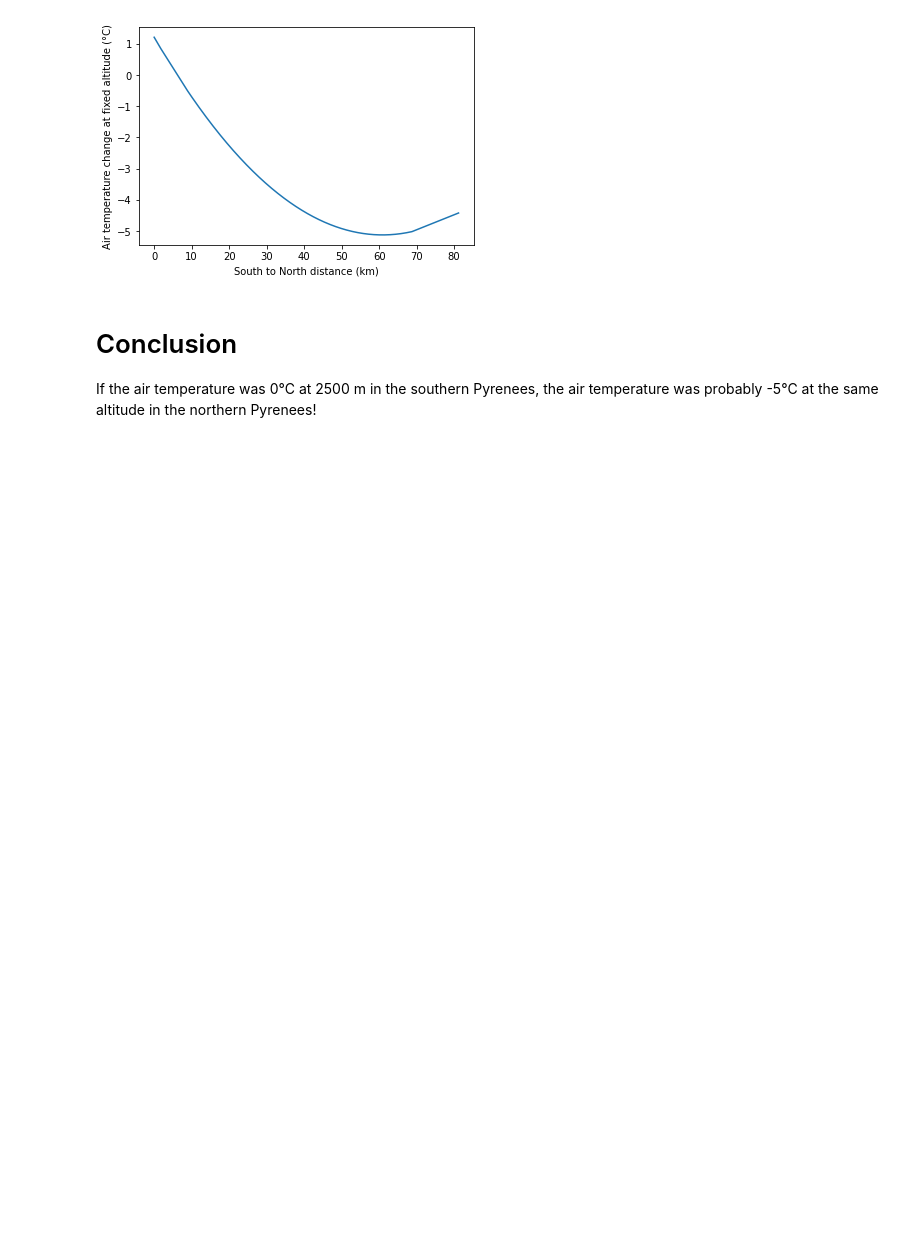
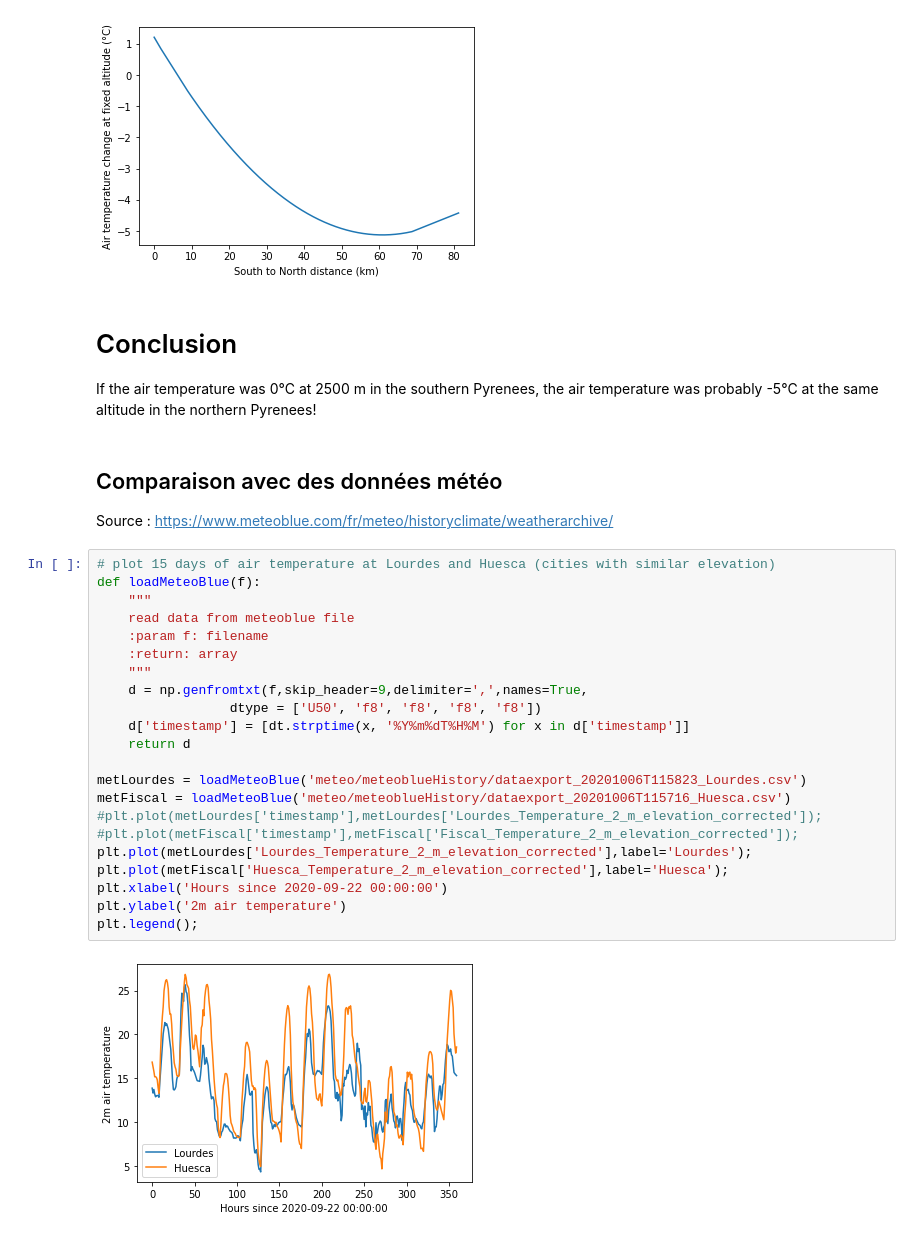
Before and after one commit to sgascoin/snowLineElevation, a Jupyter notebook: snowLineElevationWithCloud.ipynb, the cells around one changed output. Drawn from its saved outputs; the diff is of its cells as text; blank space fills up the shorter version.

Commit message:
add meteo

```diff
--- a/snowLineElevationWithCloud.ipynb
+++ b/snowLineElevationWithCloud.ipynb
@@ -182,3 +182,30 @@ plt.ylabel('Air temperature change at fixed altitude (°C)');
 # %% [markdown]
 # Conclusion
 If the air temperature was 0°C at 2500 m in the southern Pyrenees, the air temperature was probably -5°C at the same altitude in the northern Pyrenees!
+# %% [markdown]
+## Comparaison avec des données météo
+Source : https://www.meteoblue.com/fr/meteo/historyclimate/weatherarchive/
+# %%
+# plot 15 days of air temperature at Lourdes and Huesca (cities with similar elevation)
+def loadMeteoBlue(f):
+    """
+    read data from meteoblue file
+    :param f: filename
+    :return: array
+    """
+    d = np.genfromtxt(f,skip_header=9,delimiter=',',names=True,
+                 dtype = ['U50', 'f8', 'f8', 'f8', 'f8'])
+    d['timestamp'] = [dt.strptime(x, '%Y%m%dT%H%M') for x in d['timestamp']]
+    return d
+
+metLourdes = loadMeteoBlue('meteo/meteoblueHistory/dataexport_20201006T115823_Lourdes.csv')
+metFiscal = loadMeteoBlue('meteo/meteoblueHistory/dataexport_20201006T115716_Huesca.csv')
+#plt.plot(metLourdes['timestamp'],metLourdes['Lourdes_Temperature_2_m_elevation_corrected']);
+#plt.plot(metFiscal['timestamp'],metFiscal['Fiscal_Temperature_2_m_elevation_corrected']);
+plt.plot(metLourdes['Lourdes_Temperature_2_m_elevation_corrected'],label='Lourdes');
+plt.plot(metFiscal['Huesca_Temperature_2_m_elevation_corrected'],label='Huesca');
+plt.xlabel('Hours since 2020-09-22 00:00:00')
+plt.ylabel('2m air temperature')
+plt.legend();
+# %% [output]
+[figure, added]
```
Also changed, not shown: parts of 4 cells of this notebook.
